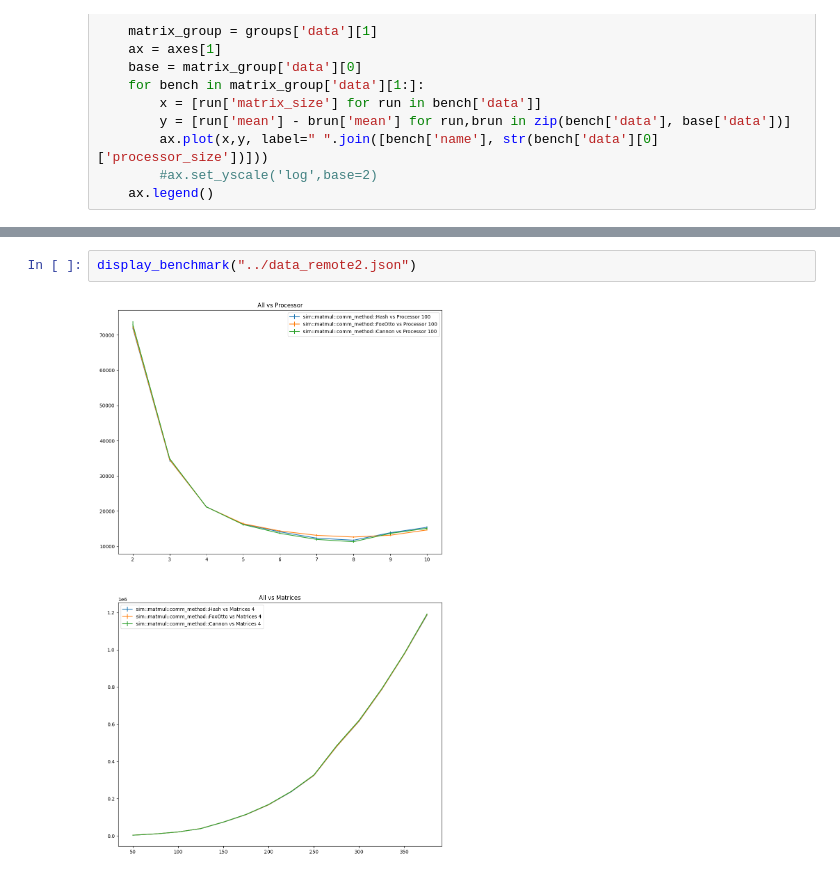
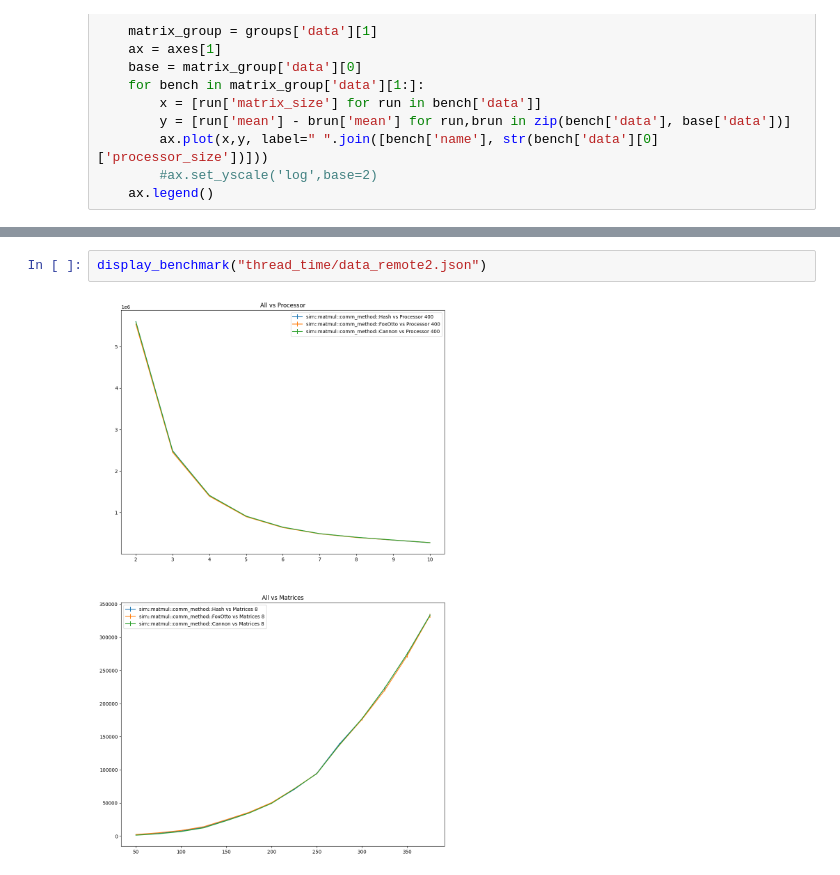
Before and after one commit to LucaChot/PartII-Diss, a Jupyter notebook: data_processing/processing_data.ipynb, the cells around one changed output, grey strips where cells are left out. Drawn from its saved outputs; the diff is of its cells as text.

```diff
--- a/data_processing/processing_data.ipynb
+++ b/data_processing/processing_data.ipynb
@@ -85,4 +118,4 @@ display_benchmark("../data_remote1.json")
 # %%
-display_benchmark("../data_remote2.json")
+display_benchmark("thread_time/data_remote2.json")
 # %% [output]
-[figure, old version]
+[figure, new version]
```
Also changed, not shown: parts of 23 cells of this notebook, 22 other files.
